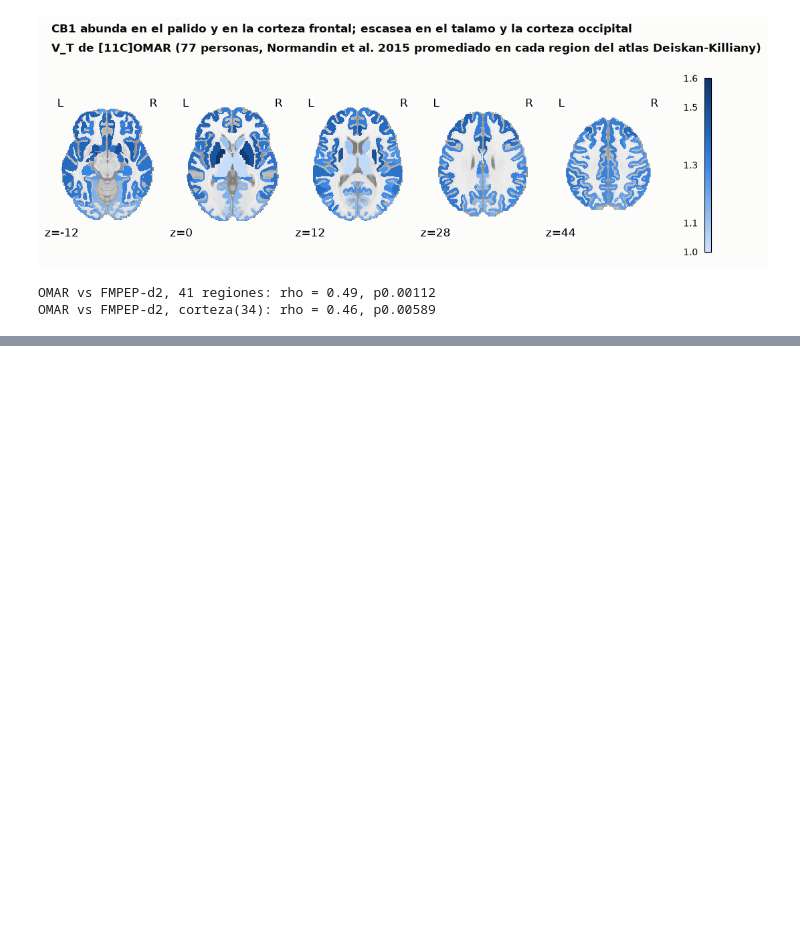
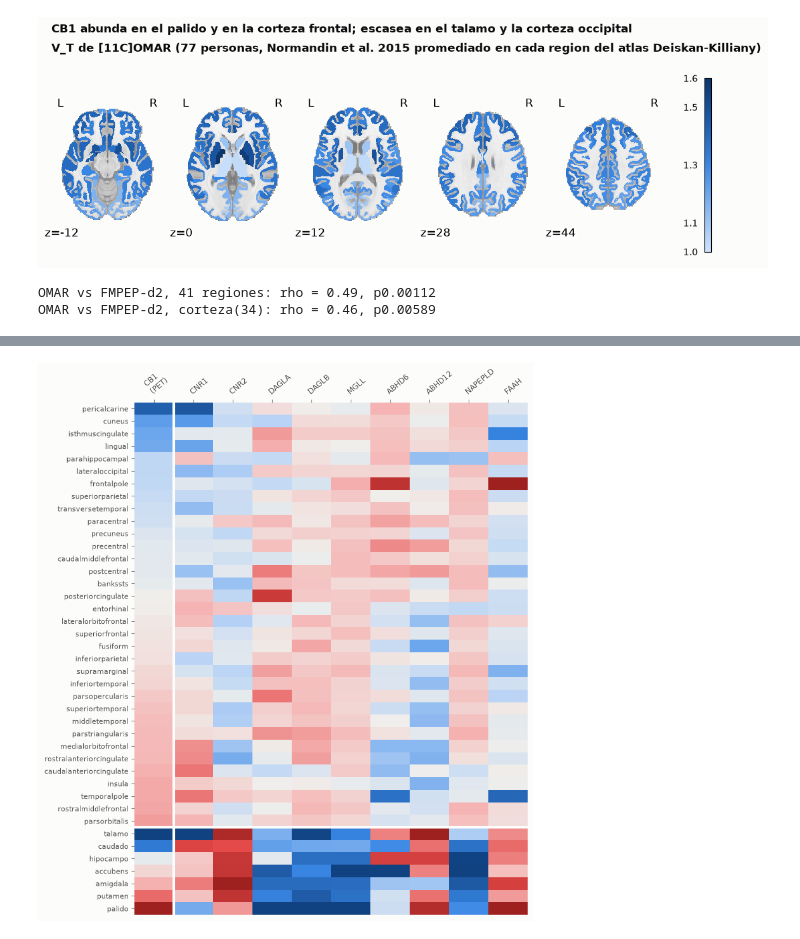
Before and after one commit to alexhdezf18/sistema-endocannabinoide, a Jupyter notebook: notebooks/01_mapa.ipynb, the cells around one changed output, grey strips where cells are left out. Drawn from its saved outputs; the diff is of its cells as text; code cells hidden in the pictures; blank space fills up the shorter version.

```diff
--- a/notebooks/01_mapa.ipynb
+++ b/notebooks/01_mapa.ipynb
@@ -162,0 +191,20 @@ AttributeError: 'int' object has no attribute 'sum'
+# %%
+# Celda 9 Figura 3: los 9 genes y el PET en las 41 regiones (z-scores)
+orden = pd.concat([ctx.sort_values("CB1_omar"), sub.sort_values("CB1_omar")])
+columnas = ["CB1_omar", *GENES]
+z = (orden[columnas] - izq[columnas].mean()) / izq[columnas].std()
+z.index = orden.nombre
+z.columns = ["CB1\n(PET)", *GENES]
+
+fig, ax = plt.subplots(figsize=(8, 10.5))
+lim = 2.5
+im = ax.imshow(z.values, cmap=E.DIVERGENTE, vmin=-lim, vmax=lim, aspect="auto")
+ax.set_xticks(range(z.shape[1]), z.columns, fontsize=8.5, rotation=40, ha="left", rotation_mode="anchor")
+ax.set_yticks(range(z.shape[0]), z.index, fontsize=8)
+ax.xaxis.tick_top()
+ax.axhline(len(ctx) - 0.5, color=E.FONDO, lw=3)
+ax.axvline(0.5, color=E.FONDO, lw=3)
+for s in ax.spines.values():
+    s.set_visible(False)
+# %% [output]
+[figure, added]
```
Also changed, not shown: parts of 9 cells of this notebook, 3 other files.
